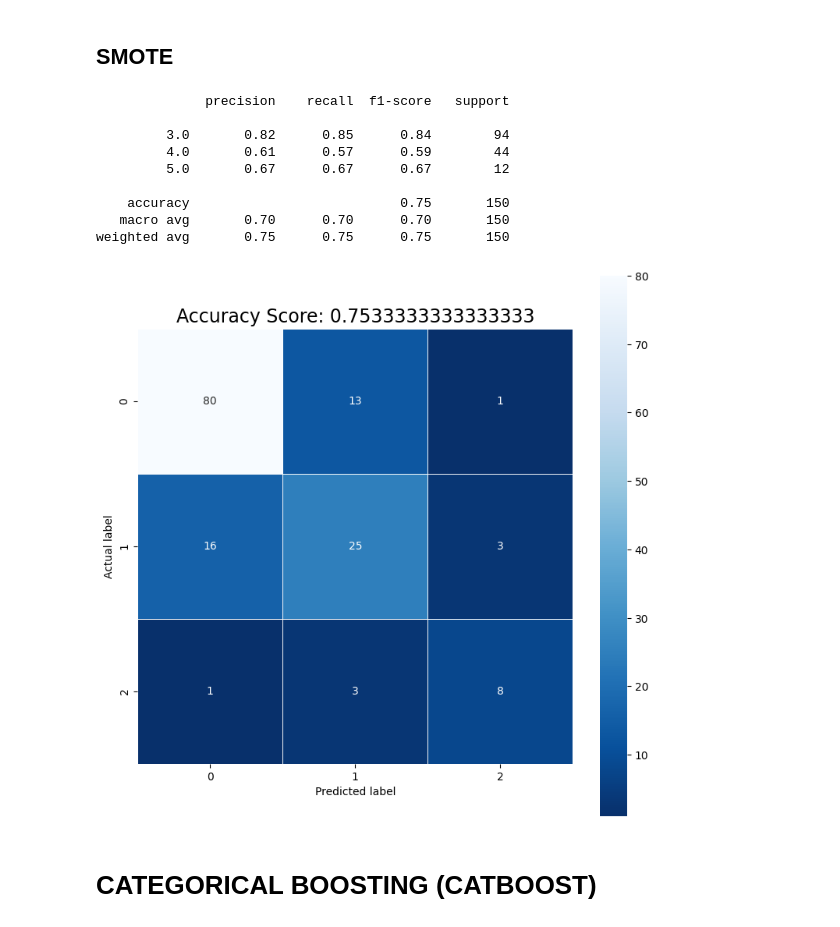
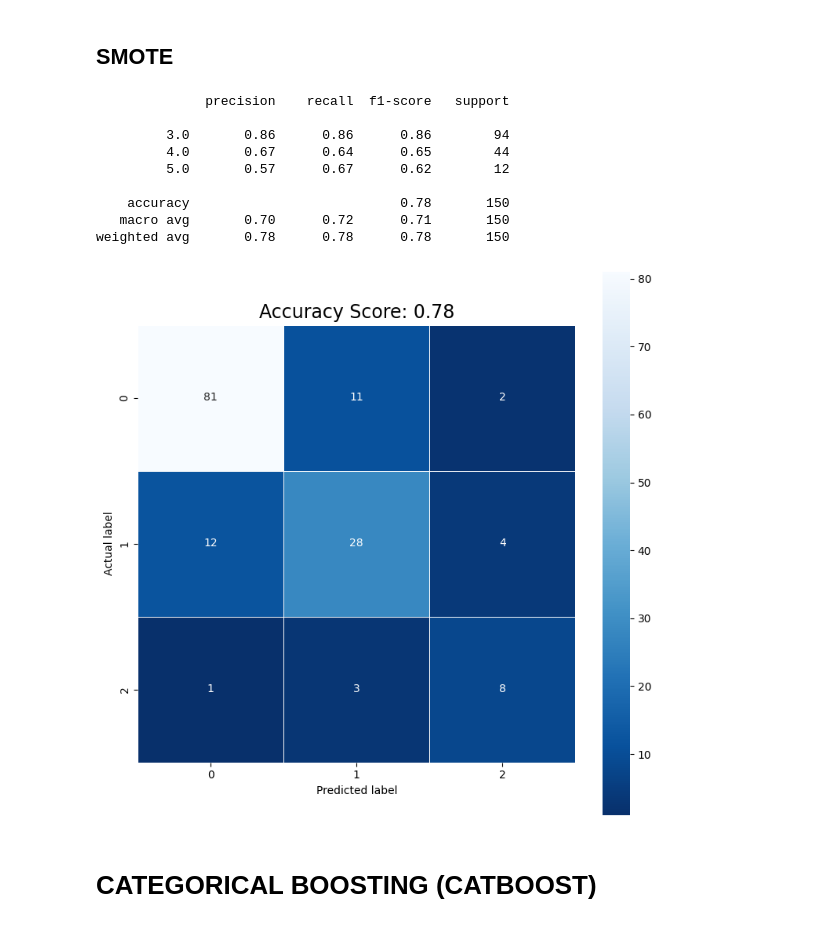
Before and after one commit to fabiorosario/code-smell-severity-classification-based-transfer-learning, a Jupyter notebook: TransferLearning/TestCSharp/Non-Standard/Long Method/LM_CB_ChiNorm20_TrainJavaCSharp_TestCSharp.ipynb, the cells around one changed output. Drawn from its saved outputs; the diff is of its cells as text; code cells hidden in the pictures.

```diff
--- a/TransferLearning/TestCSharp/Non-Standard/Long Method/LM_CB_ChiNorm20_TrainJavaCSharp_TestCSharp.ipynb
+++ b/TransferLearning/TestCSharp/Non-Standard/Long Method/LM_CB_ChiNorm20_TrainJavaCSharp_TestCSharp.ipynb
@@ -598,42 +596,42 @@ from xgboost import XGBClassifier
 from sklearn.metrics import accuracy_score, confusion_matrix, classification_report
 
 # Define the classifier model
-classifier = XGBClassifier(num_class=12, random_state=42, tree_method='hist', objective='multi:softprob', n_estimators=406, max_depth=17,
-                           learning_rate=0.060689655172413794, grow_policy='depthwise', booster='dart')
+classifier = XGBClassifier(num_class=12, random_state=42, tree_method='hist', objective='multi:softmax', n_estimators=920, max_depth=17,
+                           learning_rate=0.2803448275862069, grow_policy='lossguide', booster='gbtree')
 
 classifier.fit(x_train_multiclass_res, y_train_multiclass_res)
 
 predictions_classifier = classifier.predict(x_test_multiclass)
 
 cm = confusion_matrix(y_test_multiclass, predictions_classifier)
 
 print(classification_report(y_test_multiclass, predictions_classifier))
 
 score = classifier.score(x_test_multiclass, y_test_multiclass)
 
 import matplotlib.pyplot as plt
 import seaborn as sns
 from sklearn import metrics
 
 plt.figure(figsize=(9,9))
 sns.heatmap(cm, annot=True, fmt=".0f", linewidths=.5, square = True, cmap = 'Blues_r')
 plt.ylabel('Actual label')
 plt.xlabel('Predicted label')
 all_sample_title = 'Accuracy Score: {0}'.format(score)
 plt.title(all_sample_title, size = 17)
 #plt.savefig('toy_Digits_ConfusionSeabornCodementor.png')
 plt.show()
 # %% [output]
               precision    recall  f1-score   support
 
-         3.0       0.82      0.85      0.84        94
-         4.0       0.61      0.57      0.59        44
-         5.0       0.67      0.67      0.67        12
+         3.0       0.86      0.86      0.86        94
+         4.0       0.67      0.64      0.65        44
+         5.0       0.57      0.67      0.62        12
 
-    accuracy                           0.75       150
-   macro avg       0.70      0.70      0.70       150
-weighted avg       0.75      0.75      0.75       150
+    accuracy                           0.78       150
+   macro avg       0.70      0.72      0.71       150
+weighted avg       0.78      0.78      0.78       150
-[figure, old version]
+[figure, new version]
 # %% [markdown]
 # **CATEGORICAL BOOSTING (CATBOOST)**
 # %%
```
Also changed, not shown: parts of 3 cells of this notebook, 1 other file.
